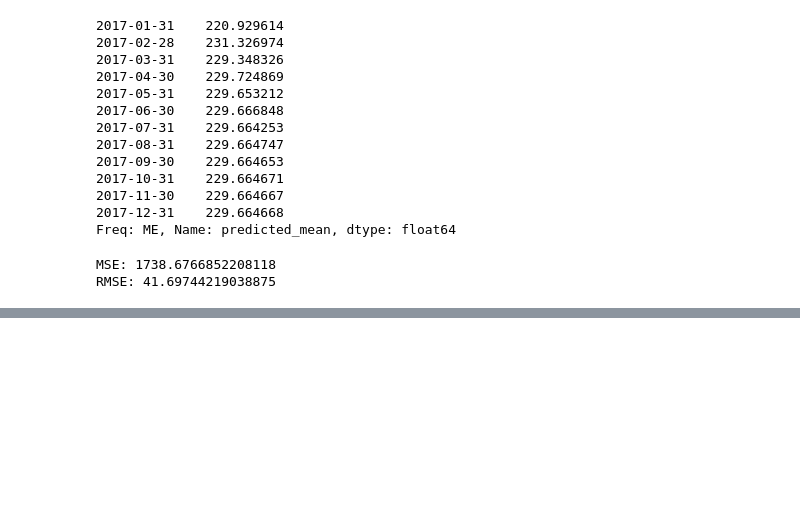
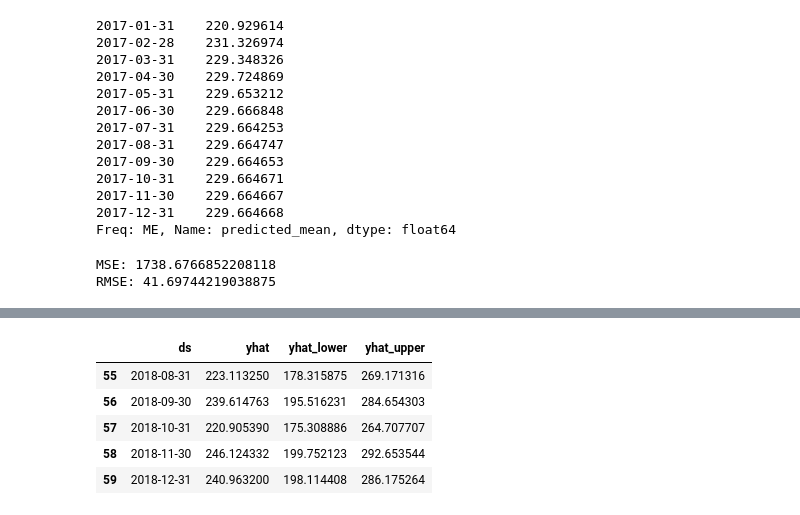
Before and after one commit to muniappabalaji/TimeSeries, a Jupyter notebook: TimeSeries_GreatLearning_July2025.ipynb, the cells around one changed output, grey strips where cells are left out. Saved outputs shown, nothing was run; the diff lists cells and outputs as text; code cells hidden in the pictures; blank space fills up the shorter version.

```diff
--- a/TimeSeries_GreatLearning_July2025.ipynb
+++ b/TimeSeries_GreatLearning_July2025.ipynb
@@ -195,0 +327,9 @@ RMSE: 41.69744219038875
+# %%
+# Create a new DataFrame for Prophet
+prophet_data = monthly_sales.reset_index()
+# Rename columns to 'ds'(date time) and 'y'
+prophet_data = prophet_data.rename(columns={'Order Date': 'ds', 'Sales': 'y'})
+# Ensure 'ds' column is of datetime type (it already is from previous steps, but good practice to confirm)
+prophet_data['ds'] = pd.to_datetime(prophet_data['ds'])
+# Display the first few rows to verify
+print(prophet_data.head())
@@ -195,0 +363,14 @@ RMSE: 41.69744219038875
+# %%
+# Create a future dataframe for the next 12 months (monthly frequency)
+future = model.make_future_dataframe(periods=12, freq='M')
+# Generate predictions using the fitted model
+prophet_predictions = model.predict(future)
+# Display the predictions
+display(prophet_predictions[['ds', 'yhat', 'yhat_lower', 'yhat_upper']].tail())
+# %% [output]
+|  | ds | yhat | yhat_lower | yhat_upper |
+| 55 | 2018-08-31 | 223.113250 | 178.315875 | 269.171316 |
+| 56 | 2018-09-30 | 239.614763 | 195.516231 | 284.654303 |
+| 57 | 2018-10-31 | 220.905390 | 175.308886 | 264.707707 |
+| 58 | 2018-11-30 | 246.124332 | 199.752123 | 292.653544 |
+| 59 | 2018-12-31 | 240.963200 | 198.114408 | 286.175264 |
```
Also changed, not shown: parts of 13 cells of this notebook.
